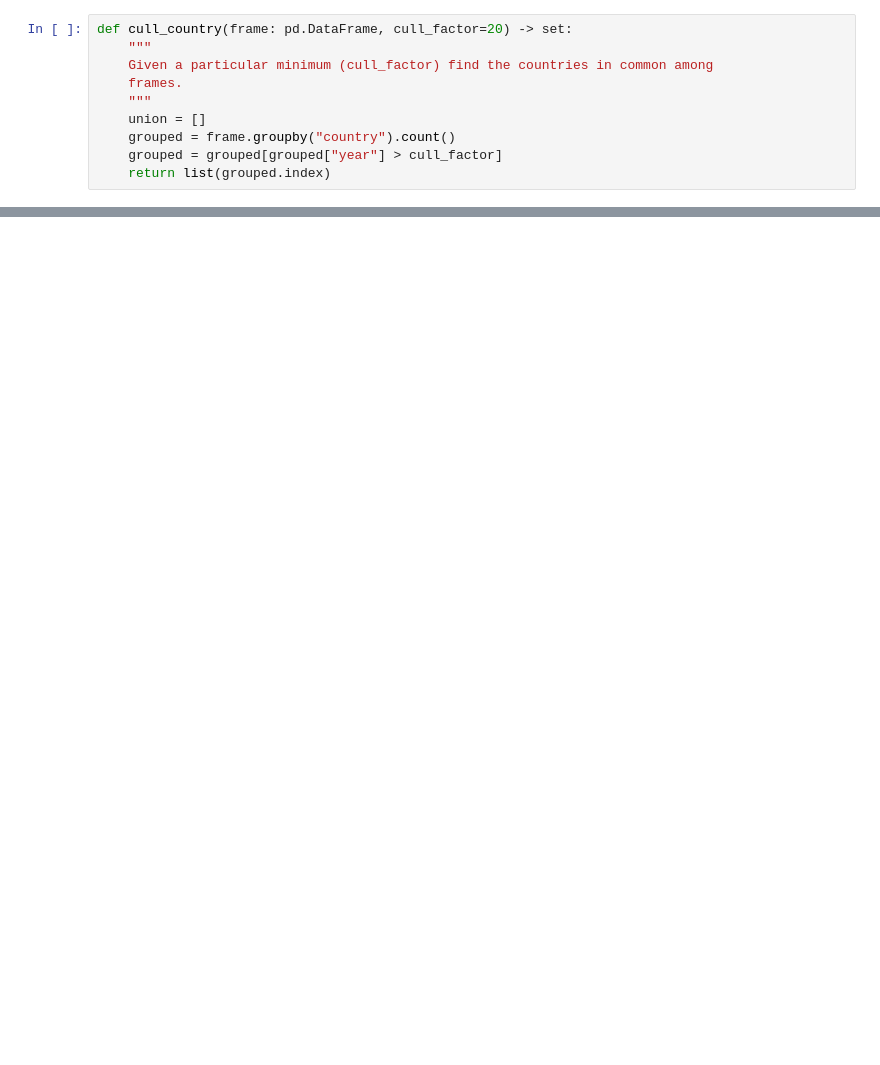
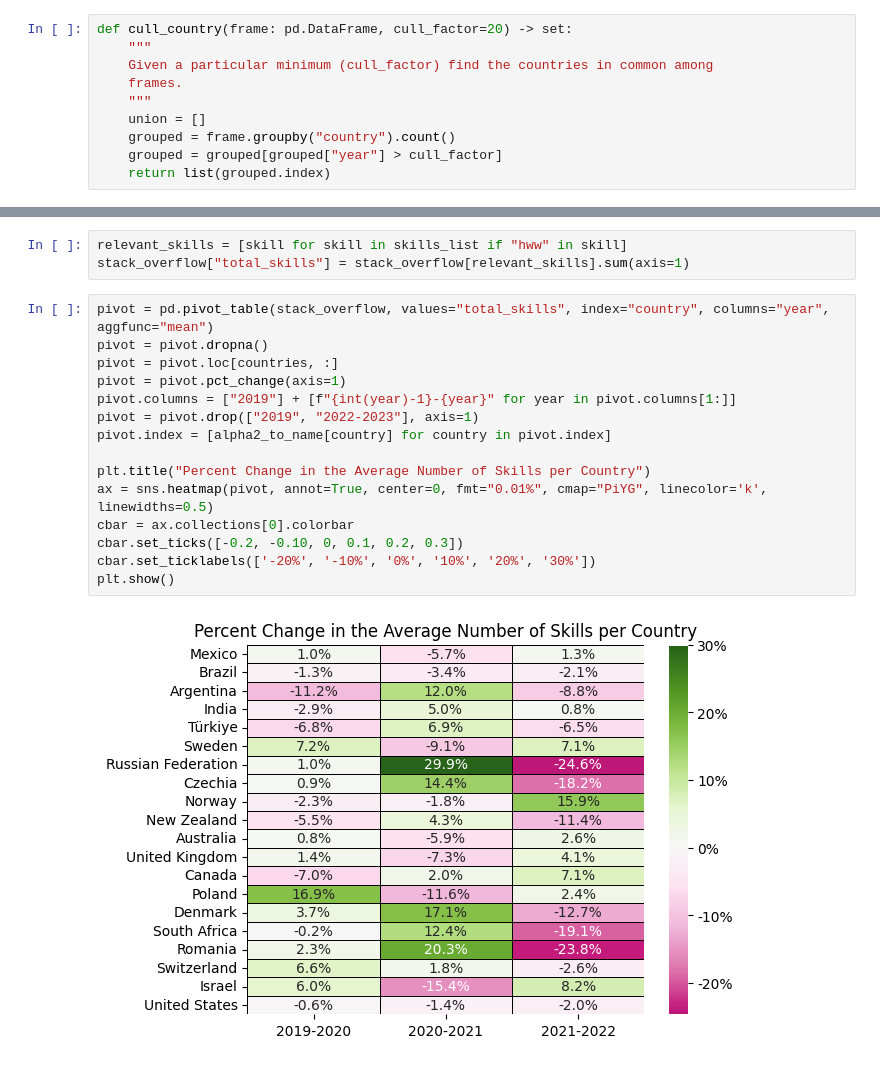
Before and after one commit to lmg1404/data_professionals_analysis, a Jupyter notebook: analysis.ipynb, the cells around one changed output, grey strips where cells are left out. Drawn from its saved outputs; the diff is of its cells as text; blank space fills up the shorter version.

```diff
--- a/analysis.ipynb
+++ b/analysis.ipynb
@@ -687,0 +350,20 @@ plt.show()
+# %%
+relevant_skills = [skill for skill in skills_list if "hww" in skill]
+stack_overflow["total_skills"] = stack_overflow[relevant_skills].sum(axis=1)
+# %%
+pivot = pd.pivot_table(stack_overflow, values="total_skills", index="country", columns="year", aggfunc="mean")
+pivot = pivot.dropna()
+pivot = pivot.loc[countries, :]
+pivot = pivot.pct_change(axis=1)
+pivot.columns = ["2019"] + [f"{int(year)-1}-{year}" for year in pivot.columns[1:]]
+pivot = pivot.drop(["2019", "2022-2023"], axis=1)
+pivot.index = [alpha2_to_name[country] for country in pivot.index]
+
+plt.title("Percent Change in the Average Number of Skills per Country")
+ax = sns.heatmap(pivot, annot=True, center=0, fmt="0.01%", cmap="PiYG", linecolor='k', linewidths=0.5)
+cbar = ax.collections[0].colorbar
+cbar.set_ticks([-0.2, -0.10, 0, 0.1, 0.2, 0.3])
+cbar.set_ticklabels(['-20%', '-10%', '0%', '10%', '20%', '30%'])
+plt.show()
+# %% [output]
+[figure, added]
```
Also changed, not shown: parts of 118 cells of this notebook, 8 other files.
